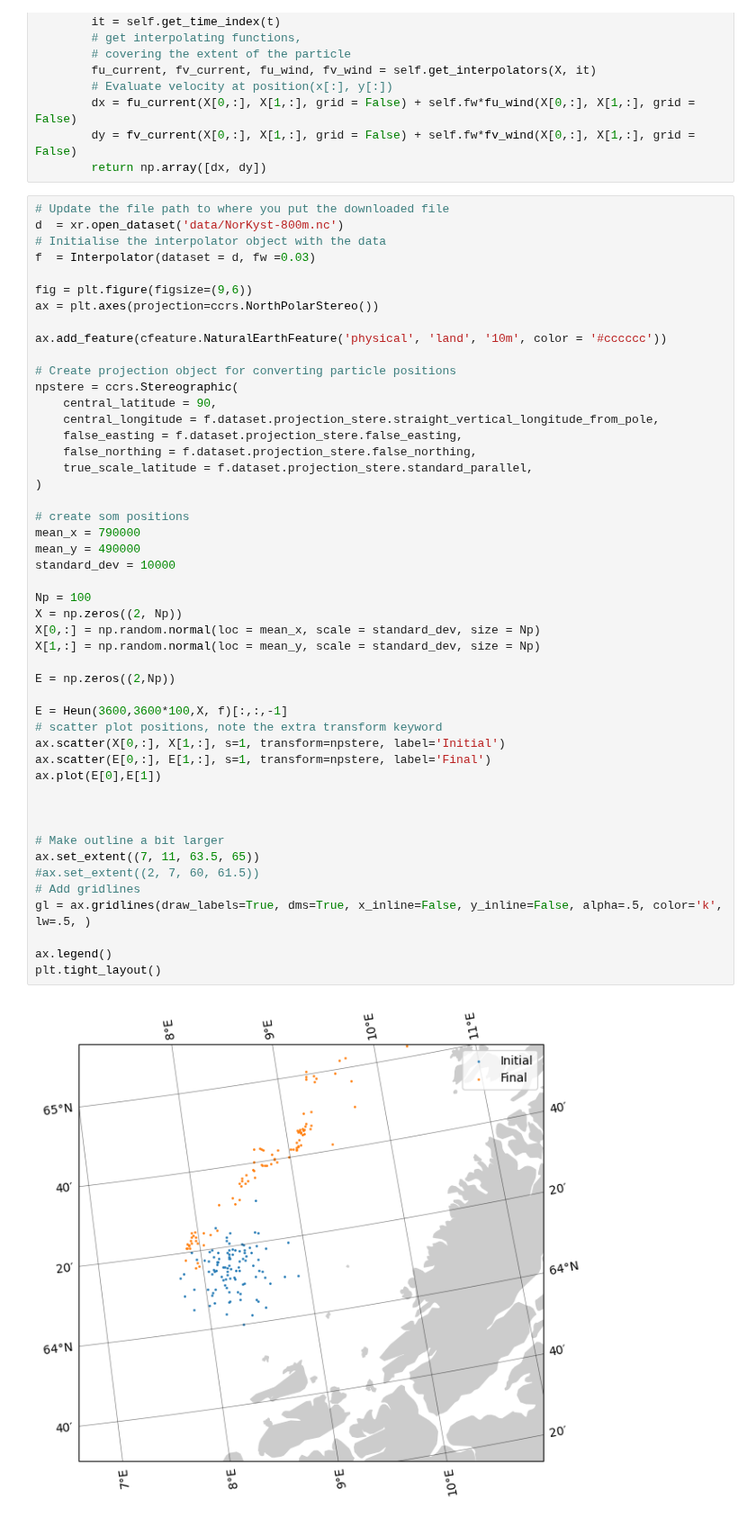
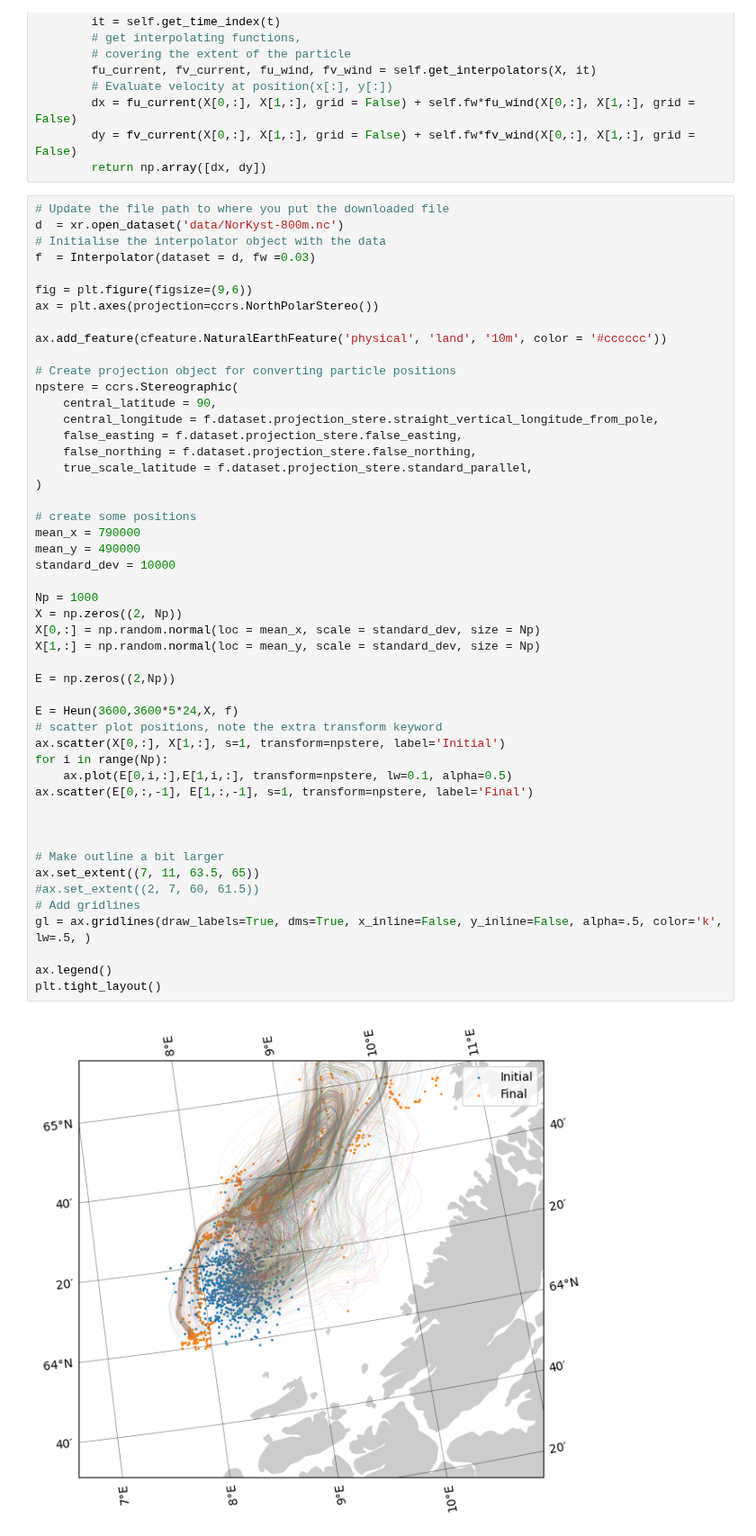
Before and after one commit to petmil123/vitberkrigerene, a Jupyter notebook: tekfysprosjekt/innlevering.ipynb, the cells around one changed output. Shown at 90% size. Cells and saved outputs as stored; diff of their text form.

Commit message:
Plotting

```diff
--- a/tekfysprosjekt/innlevering.ipynb
+++ b/tekfysprosjekt/innlevering.ipynb
@@ -170,36 +170,37 @@ npstere = ccrs.Stereographic(
     central_longitude = f.dataset.projection_stere.straight_vertical_longitude_from_pole,
     false_easting = f.dataset.projection_stere.false_easting,
     false_northing = f.dataset.projection_stere.false_northing,
     true_scale_latitude = f.dataset.projection_stere.standard_parallel,
 )
 
-# create som positions
+# create some positions
 mean_x = 790000
 mean_y = 490000
 standard_dev = 10000
 
-Np = 100
+Np = 1000
 X = np.zeros((2, Np))
 X[0,:] = np.random.normal(loc = mean_x, scale = standard_dev, size = Np)
 X[1,:] = np.random.normal(loc = mean_y, scale = standard_dev, size = Np)
 
 E = np.zeros((2,Np))
 
-E = Heun(3600,3600*100,X, f)[:,:,-1]
+E = Heun(3600,3600*5*24,X, f)
 # scatter plot positions, note the extra transform keyword
 ax.scatter(X[0,:], X[1,:], s=1, transform=npstere, label='Initial')
-ax.scatter(E[0,:], E[1,:], s=1, transform=npstere, label='Final')
-ax.plot(E[0],E[1])
+for i in range(Np):
+    ax.plot(E[0,i,:],E[1,i,:], transform=npstere, lw=0.1, alpha=0.5)
+ax.scatter(E[0,:,-1], E[1,:,-1], s=1, transform=npstere, label='Final')
 
 
 
 # Make outline a bit larger
 ax.set_extent((7, 11, 63.5, 65))
 #ax.set_extent((2, 7, 60, 61.5))
 # Add gridlines
 gl = ax.gridlines(draw_labels=True, dms=True, x_inline=False, y_inline=False, alpha=.5, color='k', lw=.5, )
 
 ax.legend()
 plt.tight_layout()
 # %% [output]
-[figure, old version]
+[figure, new version]
```
